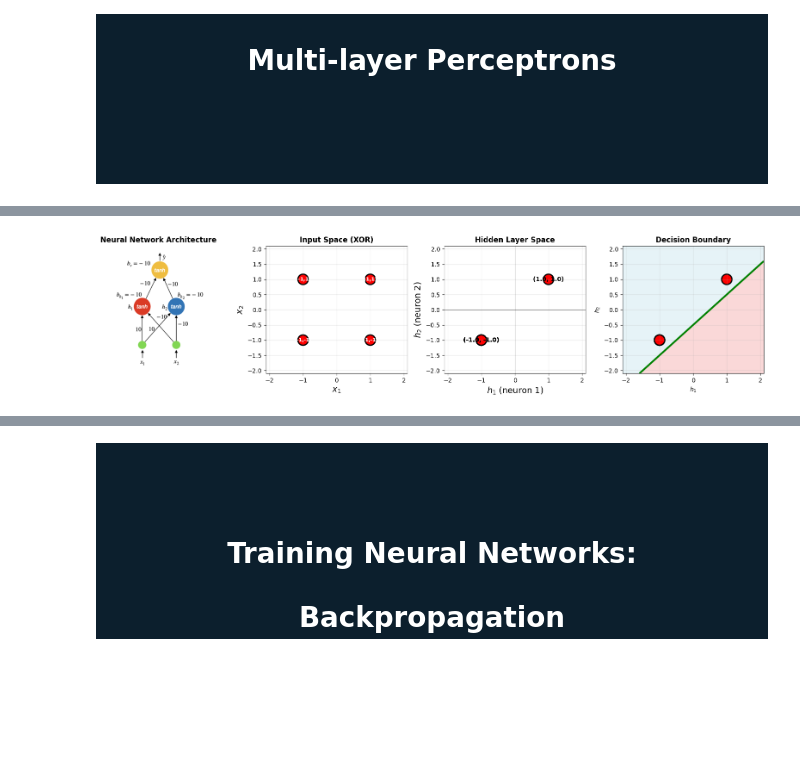
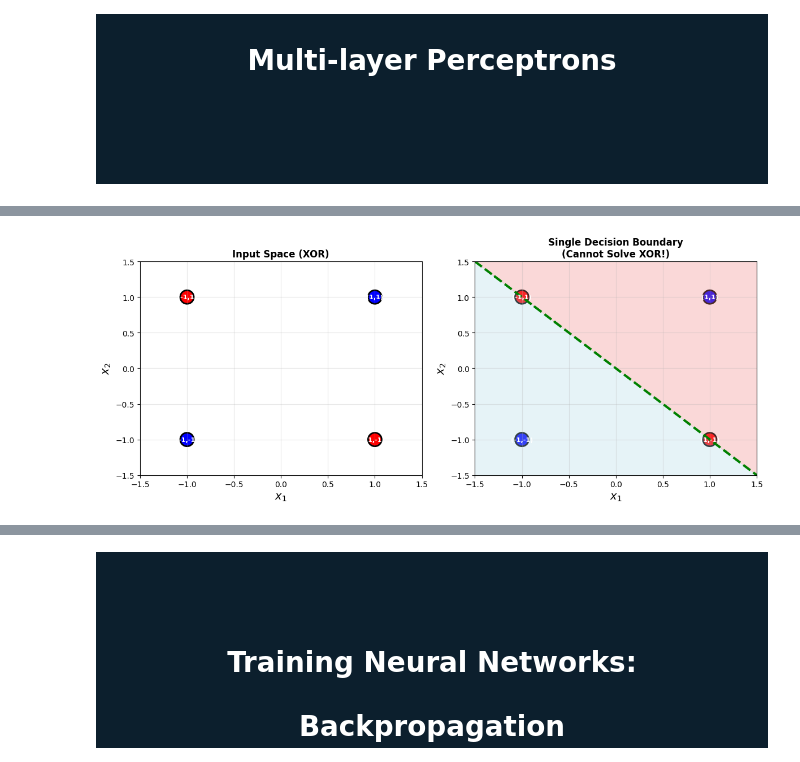
Before and after one commit to HebaNAS/D2xDL-Week7, a Jupyter notebook: NeuralNetworks.ipynb, the cells around one changed output, grey strips where cells are left out. Drawn from its saved outputs; the diff is of its cells as text; code cells hidden in the pictures; blank space fills up the shorter version.

Commit message:
Editing Neural Networks Lecture

```diff
--- a/NeuralNetworks.ipynb
+++ b/NeuralNetworks.ipynb
@@ -535,61 +535,53 @@ def forward(X, W1, b1, v, b2):
 # Call the forward method to perform the forward pass
 z1, h1, z2, y_hat = forward(X, W1, b1, v, b2)
 # %%
-from PIL import Image
+import matplotlib.pyplot as plt
 import numpy as np
-import matplotlib.pyplot as plt
 
-# Create visualization
-fig, axes = plt.subplots(1, 4, figsize=(16, 4))
+# Create visualization with just 2 plots
+fig, axes = plt.subplots(1, 2, figsize=(12, 5))
 
-# Our neural network
+# Plot 1: Input space (XOR data)
 ax = axes[0]
-img = Image.open('images/mlp3.png')
-ax.imshow(img)
-ax.axis('off')
-ax.set_title('Neural Network Architecture', fontsize=12, fontweight='bold')
-
-# Plot 1: Input space
-ax = axes[1]
-colors = ['blue' if y == 0 else 'red' for y in y_true]
+colors = ['blue' if y == -1 else 'red' for y in y_true]
 ax.scatter(X[:, 0], X[:, 1], c=colors, s=300, edgecolors='black', linewidth=2)
-for i, (x, y) in enumerate(X):
-    ax.text(x, y, f'({x},{y})', ha='center', va='center', fontsize=8, color='white', fontweight='bold')
+for i in range(len(X)):
+    ax.text(X[i, 0], X[i, 1], f'({X[i, 0]},{X[i, 1]})', ha='center', va='center',
+            fontsize=8, color='white', fontweight='bold')
 ax.set_xlabel('$x_1$', fontsize=14)
 ax.set_ylabel('$x_2$', fontsize=14)
 ax.set_title('Input Space (XOR)', fontsize=12, fontweight='bold')
 ax.grid(True, alpha=0.3)
-ax.set_xlim(-2.1, 2.1)
-ax.set_ylim(-2.1, 2.1)
+ax.set_xlim(-1.5, 1.5)
+ax.set_ylim(-1.5, 1.5)
 
-# Plot 2: Hidden layer activations
-ax = axes[2]
-ax.scatter(h1[:, 0], h1[:, 1], c=colors, s=300, edgecolors='black', linewidth=2)
-for i in range(len(h1)):
-    ax.text(h1[i, 0], h1[i, 1], f'({h1[i, 0]:.1f}, {h1[i, 1]:.1f})', ha='center', va='center', fontsize=10, fontweight='bold', color='black')
-ax.set_xlabel('$h_1$ (neuron 1)', fontsize=14)
-ax.set_ylabel('$h_2$ (neuron 2)', fontsize=14)
-ax.set_title('Hidden Layer Space', fontsize=12, fontweight='bold')
+# Plot 2: Single decision boundary attempt (fails for XOR)
+ax = axes[1]
+ax.scatter(X[:, 0], X[:, 1], c=colors, s=300, edgecolors='black', linewidth=2)
+for i in range(len(X)):
+    ax.text(X[i, 0], X[i, 1], f'({X[i, 0]},{X[i, 1]})', ha='center', va='center',
+            fontsize=8, color='white', fontweight='bold')
+
+# Try to draw a single linear decision boundary (it will fail to separate XOR)
+xx = np.linspace(-1.5, 1.5, 100)
+yy = np.linspace(-1.5, 1.5, 100)
+XX, YY = np.meshgrid(xx, yy)
+
+# Example decision boundary: x1 + x2 = 0 (or any other line you choose)
+Z = XX + YY  # This will fail to properly separate XOR
+
+ax.contour(XX, YY, Z, levels=[0], colors='green', linewidths=3, linestyles='--')
+ax.contourf(XX, YY, Z, levels=[-100, 0, 100], colors=['lightblue', 'lightcoral'], alpha=0.3)
+
+ax.set_xlabel('$x_1$', fontsize=14)
+ax.set_ylabel('$x_2$', fontsize=14)
+ax.set_title('Single Decision Boundary\n(Cannot Solve XOR!)', fontsize=12, fontweight='bold')
 ax.grid(True, alpha=0.3)
-ax.axhline(0, color='black', linewidth=0.5)
-ax.axvline(0, color='black', linewidth=0.5)
-ax.set_xlim(-2.1, 2.1)
-ax.set_ylim(-2.1, 2.1)
-
-# Plot 3: Decision boundary in hidden space
-ax = axes[3]
-xx, yy = np.meshgrid(np.linspace(-2.1, 2.1, 100), np.linspace(-2.1, 2.1, 100))
-Z = v[0] * xx + v[1] * yy + b2
-ax.contour(xx, yy, Z, levels=[0], colors='green', linewidths=3)
-ax.contourf(xx, yy, Z, levels=[-100, 0, 100], colors=['lightblue', 'lightcoral'], alpha=0.3)
-ax.scatter(h1[:, 0], h1[:, 1], c=colors, s=300, edgecolors='black', linewidth=2)
-ax.set_xlabel('$h_1$', fontsize=10)
-ax.set_ylabel('$h_2$', fontsize=10)
-ax.set_title('Decision Boundary', fontsize=12, fontweight='bold')
-ax.grid(True, alpha=0.3)
+ax.set_xlim(-1.5, 1.5)
+ax.set_ylim(-1.5, 1.5)
 
 plt.tight_layout()
 plt.show()
 # %% [output]
-[figure, old version]
+[figure, new version]
 # %% [markdown]
```
Also changed, not shown: parts of 18 cells of this notebook.
